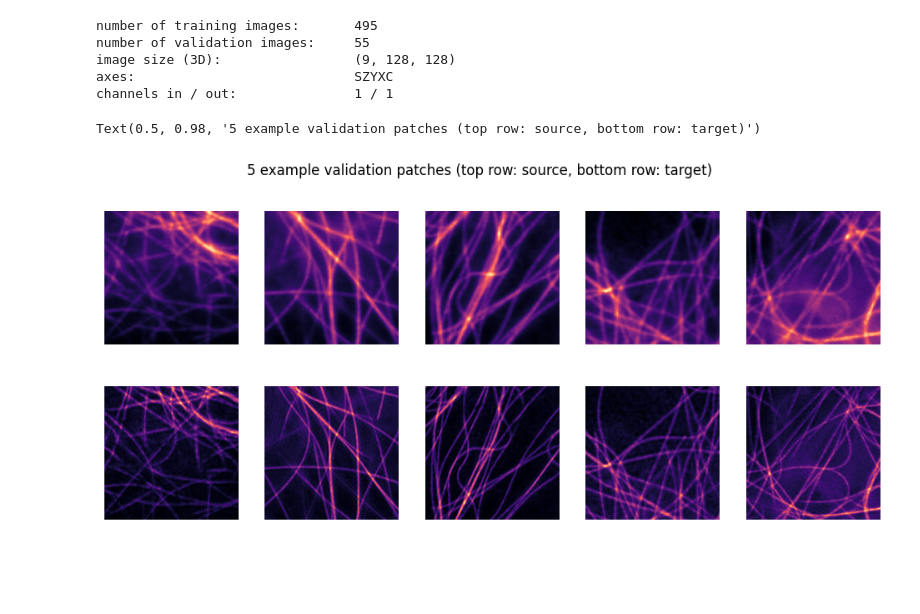
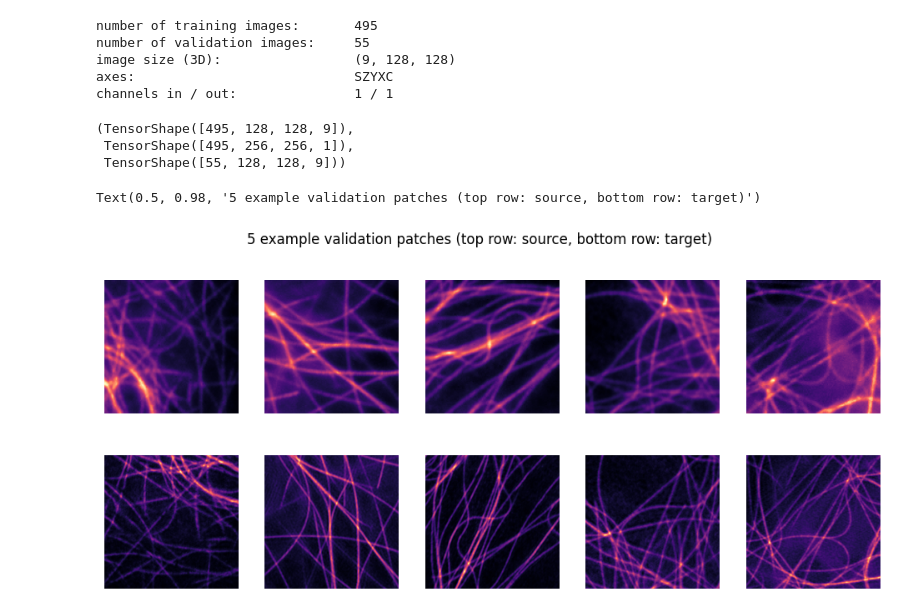
Before and after one commit to KietzmannLab/actin-tubules-sim, a Jupyter notebook: examples/SR/train.ipynb, the cells around one changed output. Saved outputs shown, nothing was run; the diff lists cells and outputs as text; code cells hidden in the pictures; blank space fills up the shorter version.

```diff
--- a/examples/SR/train.ipynb
+++ b/examples/SR/train.ipynb
@@ -12,19 +17,35 @@ train_data_file = f'{root_dir}/Train/SR/microtubule_sr_training_data.npz'
 
 c = axes_dict(axes)['C']
 n_channel_in, n_channel_out = X.shape[c], Y.shape[c]
+X = tf.squeeze(X, axis=-1)
+X_val = tf.squeeze(X_val, axis=-1)
+Y = tf.squeeze(Y, axis=-1)
+Y_val = tf.squeeze(Y_val, axis=-1)
+X = tf.transpose(X, perm=[0, 2, 3, 1])
+X_val = tf.transpose(X_val, perm=[0, 2, 3, 1])
+
+Y = tf.transpose(Y, perm=[0, 2, 3, 1])
+
+Y_val = tf.transpose(Y_val, perm=[0, 2, 3, 1])
 # %% [output]
 number of training images:       495
 number of validation images:     55
 image size (3D):                 (9, 128, 128)
 axes:                            SZYXC
 channels in / out:               1 / 1
+# %%
+X.shape,Y.shape,X_val.shape
+# %% [output]
+(TensorShape([495, 128, 128, 9]),
+ TensorShape([495, 256, 256, 1]),
+ TensorShape([55, 128, 128, 9]))
 # %%
 plt.figure(figsize=(12,5))
-plot_some(X_val[:5],Y_val[:5])
+plot_some(tf.transpose(X_val[:5], perm=[0, 3, 2, 1]),Y_val[:5])
 plt.suptitle('5 example validation patches (top row: source, bottom row: target)')
 # %% [output]
 Text(0.5, 0.98, '5 example validation patches (top row: source, bottom row: target)')
-[figure, old version]
+[figure, new version]
 # %%
 init_lr = 1e-4
 batch_size = 3
```
Also changed, not shown: parts of 6 cells of this notebook, 5 other files.
